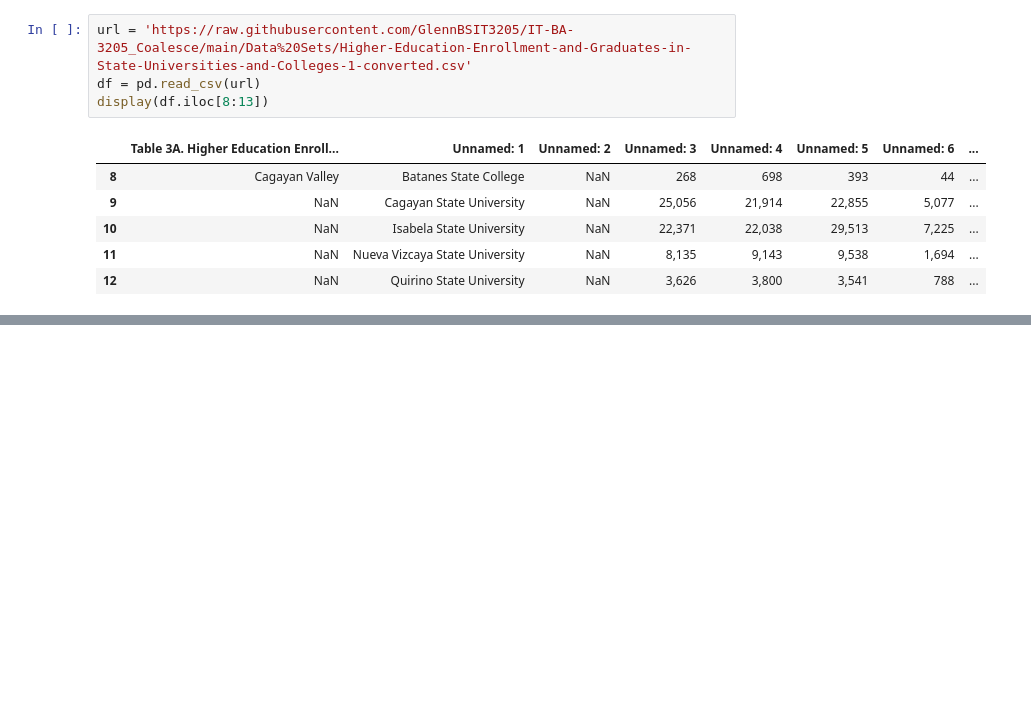
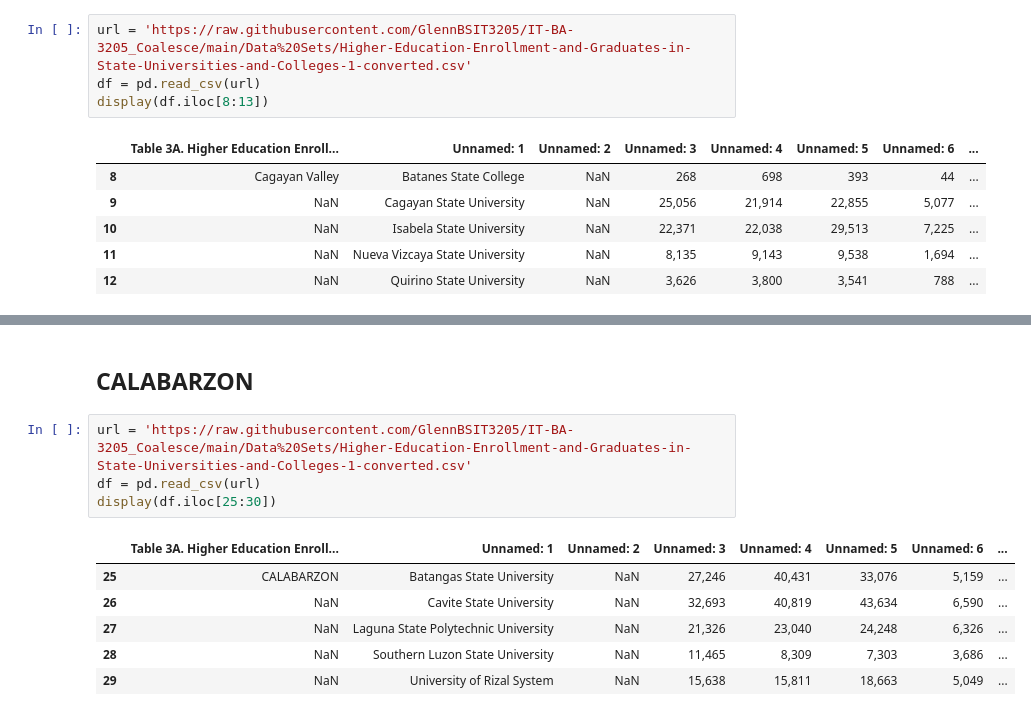
Before and after one commit to GlennBSIT3205/IT-BA-3205_Coalesce, a Jupyter notebook: Education in the Philippines Visualization.ipynb, the cells around one changed output, grey strips where cells are left out. Saved outputs shown, nothing was run; the diff lists cells and outputs as text; blank space fills up the shorter version.

```diff
--- a/Education in the Philippines Visualization.ipynb
+++ b/Education in the Philippines Visualization.ipynb
@@ -62,0 +85,13 @@ display(df.iloc[8:13])
+# %% [markdown]
+## **CALABARZON**
+# %%
+url = 'https://raw.githubusercontent.com/GlennBSIT3205/IT-BA-3205_Coalesce/main/Data%20Sets/Higher-Education-Enrollment-and-Graduates-in-State-Universities-and-Colleges-1-converted.csv'
+df = pd.read_csv(url)
+display(df.iloc[25:30])
+# %% [output]
+|  | Table 3A. Higher Education Enroll... | Unnamed: 1 | Unnamed: 2 | Unnamed: 3 | Unnamed: 4 | Unnamed: 5 | Unnamed: 6 | ... |
+| 25 | CALABARZON | Batangas State University | NaN | 27,246 | 40,431 | 33,076 | 5,159 | ... |
+| 26 | NaN | Cavite State University | NaN | 32,693 | 40,819 | 43,634 | 6,590 | ... |
+| 27 | NaN | Laguna State Polytechnic University | NaN | 21,326 | 23,040 | 24,248 | 6,326 | ... |
+| 28 | NaN | Southern Luzon State University | NaN | 11,465 | 8,309 | 7,303 | 3,686 | ... |
+| 29 | NaN | University of Rizal System | NaN | 15,638 | 15,811 | 18,663 | 5,049 | ... |
```
Also changed, not shown: parts of 5 cells of this notebook.
